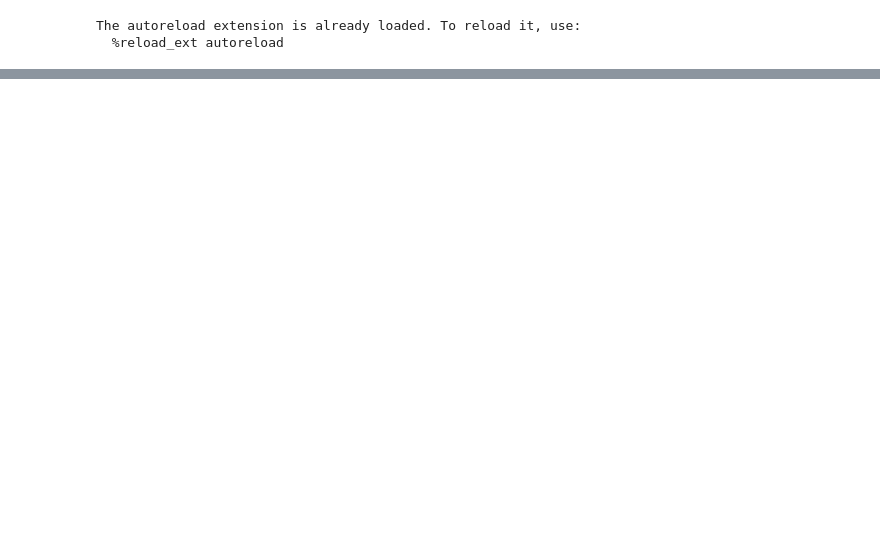
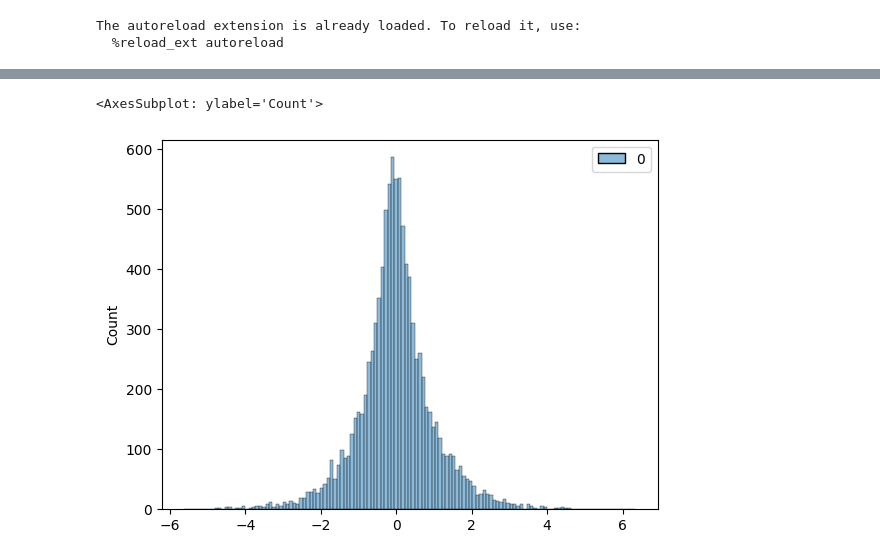
Before and after one commit to aldopareja/CNF-diff-probprog, a Jupyter notebook: CNF_demo.ipynb, the cells around one changed output, grey strips where cells are left out. Saved outputs shown, nothing was run; the diff lists cells and outputs as text; code cells hidden in the pictures; blank space fills up the shorter version.

```diff
--- a/CNF_demo.ipynb
+++ b/CNF_demo.ipynb
@@ -36,0 +42,5 @@ x1 = tfd.Normal(z5,0.1).sample(seed=sks[7])
+# %%
+sns.histplot(z_)
+# %% [output]
+<AxesSubplot: ylabel='Count'>
+[figure, added]
```
Also changed, not shown: parts of 5 cells of this notebook.
